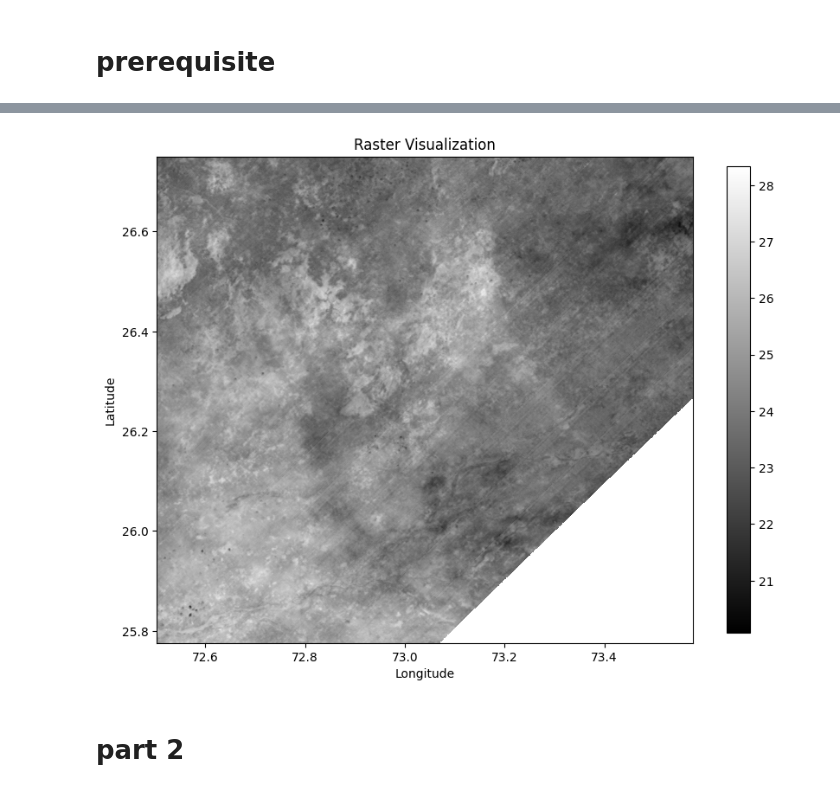
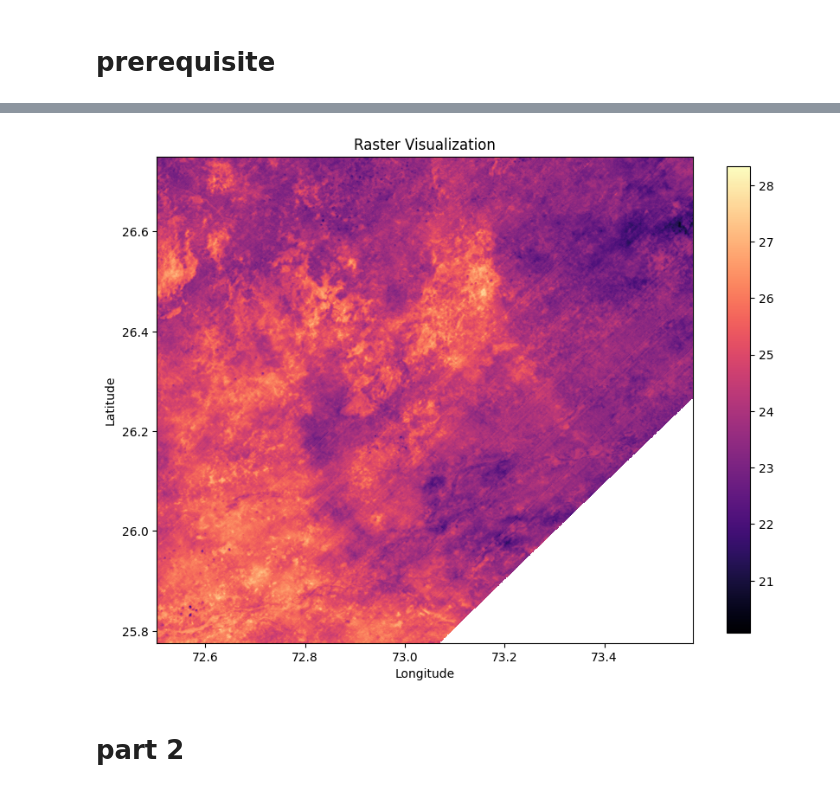
Before and after one commit to 1kaiser/Jodhpur_ecostress_LST, a Jupyter notebook: ECOSTRESS_data_processing.ipynb, the cells around one changed output, grey strips where cells are left out. Drawn from its saved outputs; the diff is of its cells as text; code cells hidden in the pictures.

```diff
--- a/ECOSTRESS_data_processing.ipynb
+++ b/ECOSTRESS_data_processing.ipynb
@@ -37,35 +17,35 @@ import matplotlib.pyplot as plt
 
 # Open the TIFF file
 tif_path = "/content/files/content/testfiles/ECO2LSTE.001_SDS_LST_doy2018255023709_aid0001.tif"
 dataset = rasterio.open(tif_path)
 
 # Read the raster data
 raster_data = dataset.read(1, masked = True) * 0.02 - 273.15
 
 # Get the spatial extent
 xmin, ymin, xmax, ymax = dataset.bounds
 
 # Plot the raster using Matplotlib
 plt.figure(figsize=(10, 10))
-plt.imshow(raster_data, cmap='gray', extent=[xmin, xmax, ymin, ymax])
+plt.imshow(raster_data, cmap='magma', extent=[xmin, xmax, ymin, ymax])
 
 # Add a colorbar
 plt.colorbar(shrink=0.7)
 
 # Set the axis labels
 plt.xlabel('Longitude')
 plt.ylabel('Latitude')
 
 # Set the title
 plt.title('Raster Visualization')
 
 # Display the plot
 plt.show()
 
 # Close the dataset
 dataset.close()
 # %% [output]
-[figure, old version]
+[figure, new version]
 # %% [markdown]
 # part 2
 # %%
```
Also changed, not shown: parts of 1 cell of this notebook.
